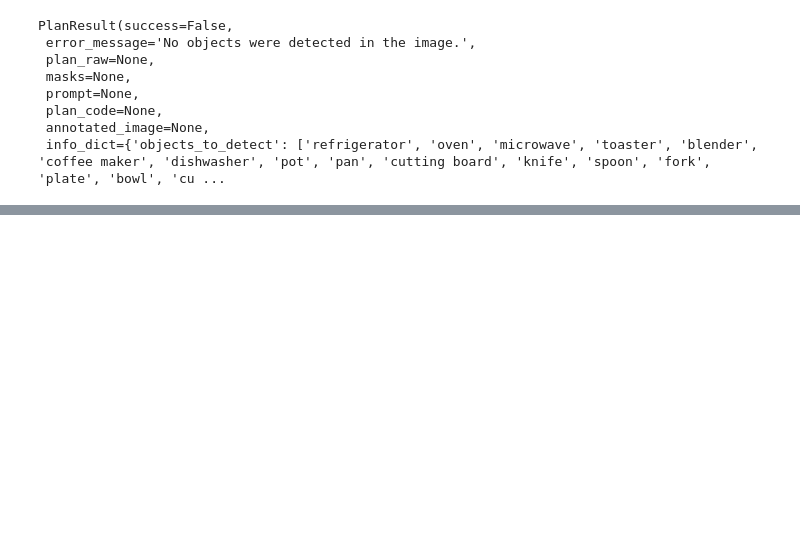
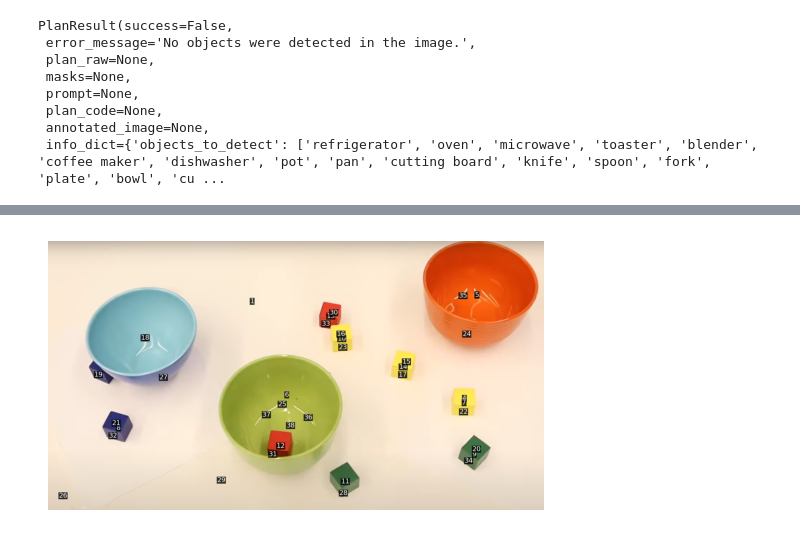
Before and after one commit to likaixin2000/GPT4V-Planner, a Jupyter notebook: experiment.ipynb, the cells around one changed output, grey strips where cells are left out. Saved outputs shown, nothing was run; the diff lists cells and outputs as text; code cells hidden in the pictures; blank space fills up the shorter version.

```diff
--- a/experiment.ipynb
+++ b/experiment.ipynb
@@ -18,11 +18,11 @@ def show_image(image):
 # %%
 import requests
 
-img_url = "https://huggingface.co/datasets/huggingface/documentation-images/resolve/main/transformers/tasks/car.jpg"
-image = Image.open(requests.get(img_url, stream=True).raw).convert("RGB")
+# img_url = "https://huggingface.co/datasets/huggingface/documentation-images/resolve/main/transformers/tasks/car.jpg"
+# image = Image.open(requests.get(img_url, stream=True).raw).convert("RGB")
+image = Image.open("/home/kaixin/test.png")
 
-
-prompt="""task: I want to get in the car."""
+prompt="""Task: Put the red blocks in the Green bowl."""
 # %%
 agent = agent_factory("DetLLM")
 plan_result = agent.plan(prompt, image)
@@ -57,0 +91,4 @@ PlanResult(success=True,
+# %%
+show_image(plan_result.annotated_image)
+# %% [output]
+[figure, added]
```
Also changed, not shown: parts of 3 cells of this notebook, 2 other files.
